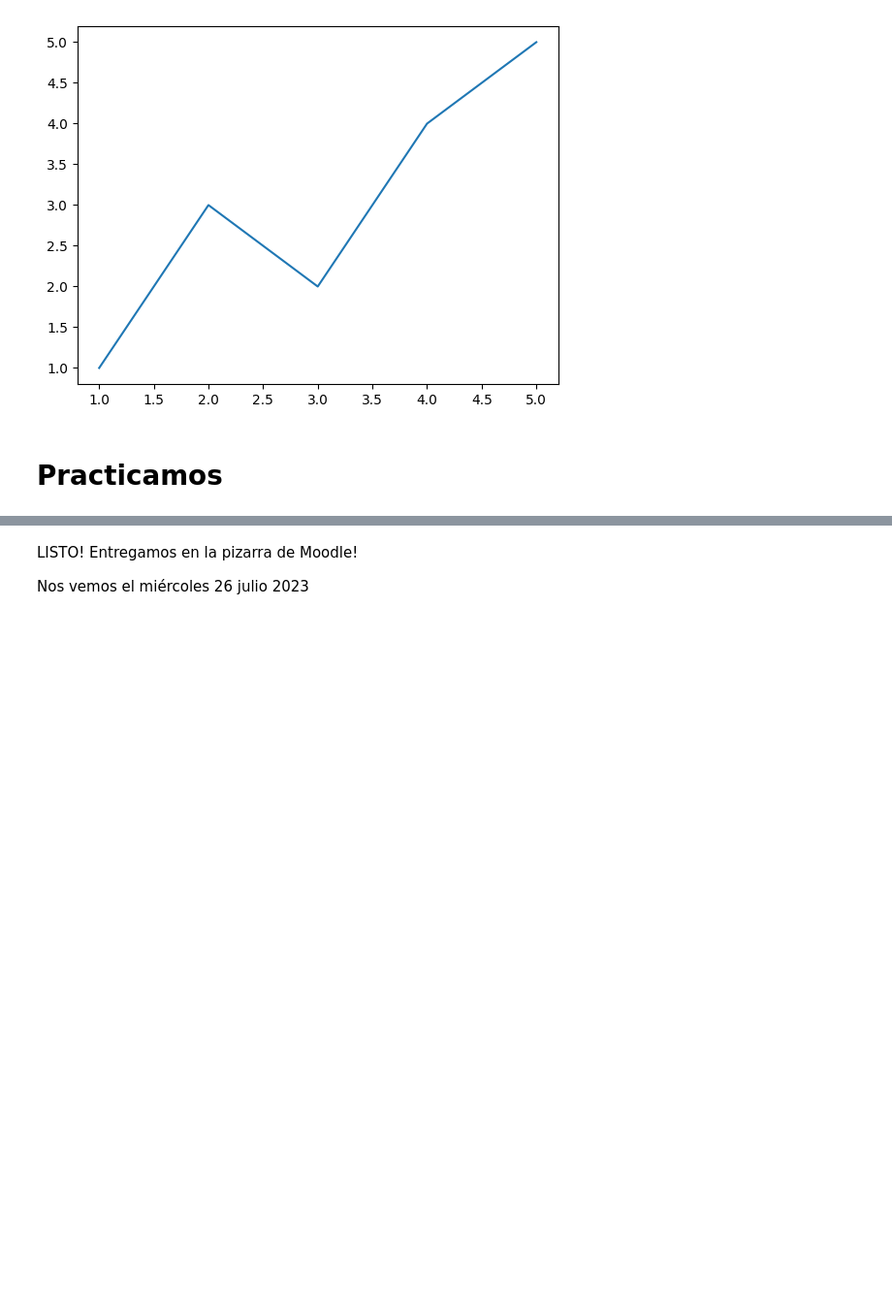
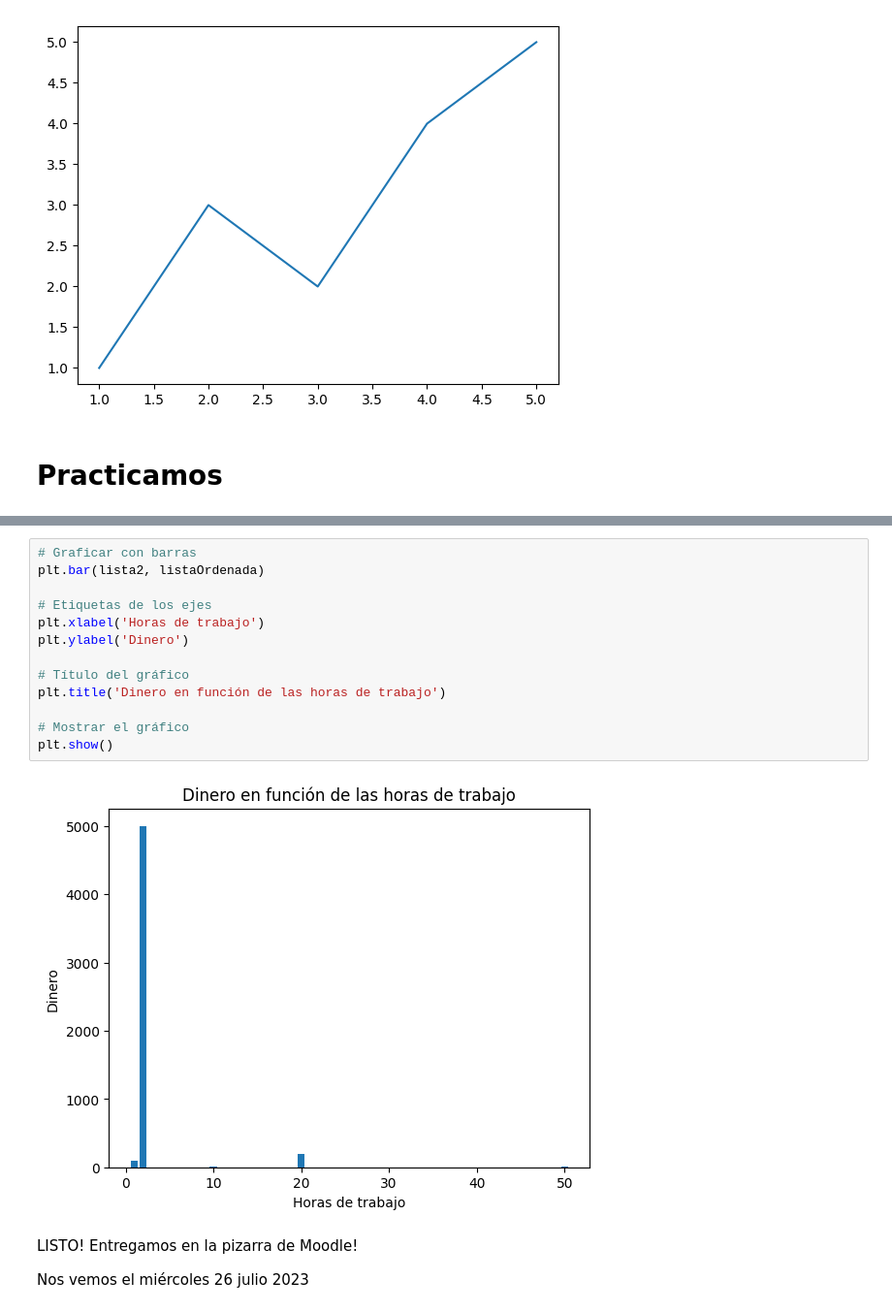
Before and after one commit to LitoLitoLito/CienciaDatosPython2023, a Jupyter notebook: 1_NumPy_Comision_4.ipynb, the cells around one changed output, grey strips where cells are left out. Shown at 97% size. Drawn from its saved outputs; the diff is of its cells as text; blank space fills up the shorter version.

```diff
--- a/1_NumPy_Comision_4.ipynb
+++ b/1_NumPy_Comision_4.ipynb
@@ -328,3 +333,18 @@ plt.show()
+# %%
+# Graficar con barras
+plt.bar(lista2, listaOrdenada)
+
+# Etiquetas de los ejes
+plt.xlabel('Horas de trabajo')
+plt.ylabel('Dinero')
+
+# Título del gráfico
+plt.title('Dinero en función de las horas de trabajo')
+
+# Mostrar el gráfico
+plt.show()
+# %% [output]
+[figure, added]
 # %% [markdown]
 LISTO! Entregamos en la pizarra de Moodle!
 
```
Also changed, not shown: parts of 2 cells of this notebook.
